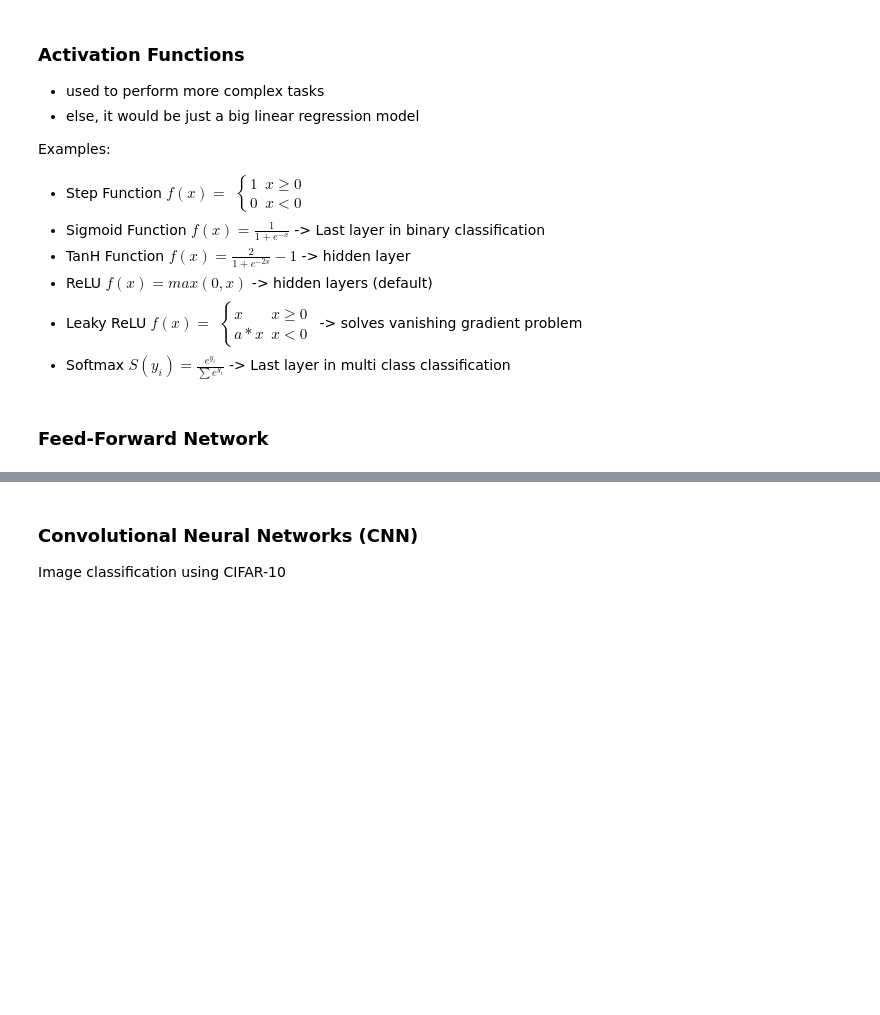
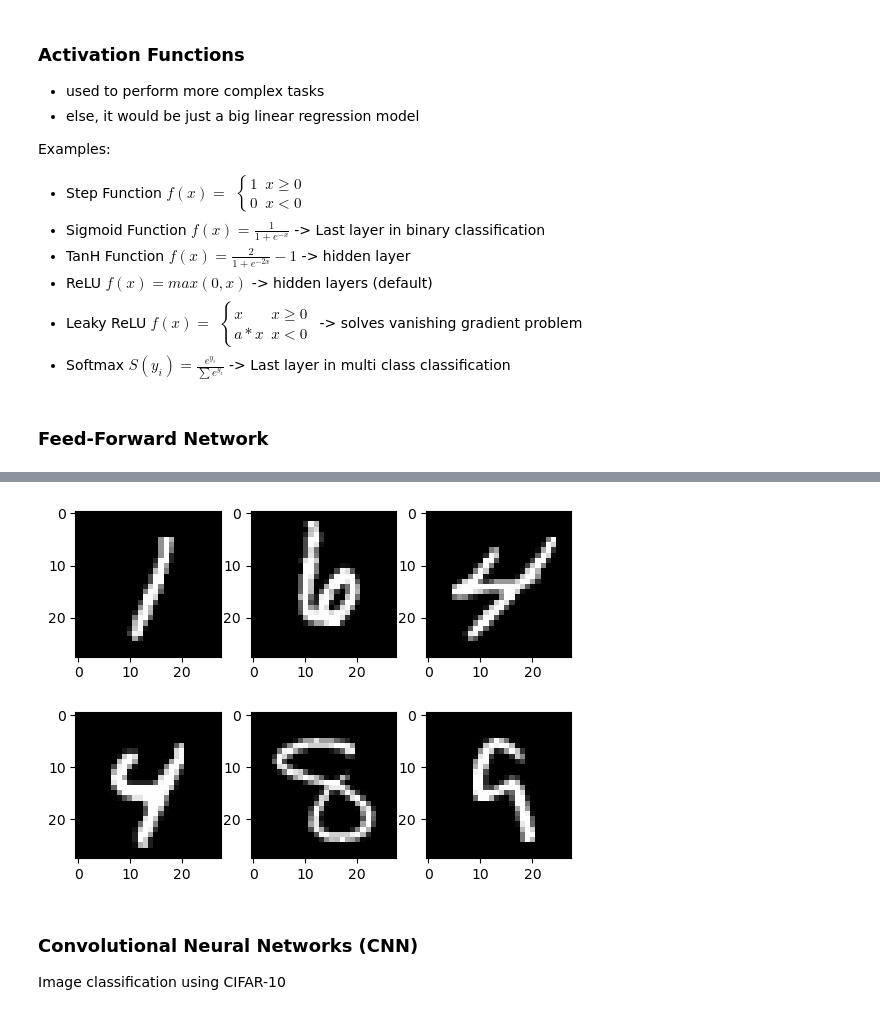
Before and after one commit to j-schmied/deep-learning-pytorch, a Jupyter notebook: test_torch.ipynb, the cells around one changed output, grey strips where cells are left out. Cells and saved outputs as stored; diff of their text form; code cells hidden in the pictures; blank space fills up the shorter version.

```diff
--- a/test_torch.ipynb
+++ b/test_torch.ipynb
@@ -622,27 +630,33 @@ class NeuralNet(nn.Module):
 # %% [markdown]
 ### Feed-Forward Network
 # %%
+writer = SummaryWriter("runs/MNIST/")
+
 input_size = 784  # 28x28 images
 hidden_size = 100
 num_classes = 10
 num_epochs = 2
 batch_size = 100
-learning_rate = 0.001
+learning_rate = 0.01
 
-training_dataset = torchvision.datasets.MNIST(root="./data", train=True, transform=torchvision.transforms.ToTensor())
-test_dataset = torchvision.datasets.MNIST(root="./data", train=False, transform=torchvision.transforms.ToTensor())
+training_dataset = datasets.MNIST(root="./data", train=True, transform=transforms.ToTensor())
+test_dataset = datasets.MNIST(root="./data", train=False, transform=transforms.ToTensor())
 
 train_loader = DataLoader(dataset=training_dataset, batch_size=batch_size, shuffle=True)
 test_loader = DataLoader(dataset=test_dataset, batch_size=batch_size, shuffle=False)
 
-# examples = iter(train_loader)
-# samples, labels = next(examples)
+examples = iter(train_loader)
+samples, labels = next(examples)
 
-# for i in range(6):
-#     plt.subplot(2, 3, i+1)
-#     plt.imshow(samples[i][0], cmap="gray")
+for i in range(6):
+    plt.subplot(2, 3, i+1)
+    plt.imshow(samples[i][0], cmap="gray")
 
 # plt.show()
+
+img_grid = torchvision.utils.make_grid(samples)
+writer.add_image("mnist_images", img_grid)
+writer.close()
 
 class NeuralNet(nn.Module):
 
@@ -659,10 +673,16 @@ class NeuralNet(nn.Module):
         return out
 
 model = NeuralNet(input_size, hidden_size, num_classes).to(device)
+
 criterion = nn.CrossEntropyLoss()
-optimizer = torch.optim.Adam(model.parameters(), lr=learning_rate)
+optimizer = optim.Adam(model.parameters(), lr=learning_rate)
+
+writer.add_graph(model, samples.reshape(-1, 28*28).to(device))
+writer.close()
 
 n_total_steps = len(train_loader)
+running_loss = 0.0
+running_correct = 0
 
 print(f"Using device '{device}'")
 
@@ -681,8 +701,20 @@ for epoch in range(num_epochs):
         loss.backward()
         optimizer.step()
 
+        running_loss += loss.item()
+        _, predicted = torch.max(outputs.data, 1)
+        running_correct += (predicted == labels).sum().item()
+
         if (i+1) % 100 == 0:
             print(f"Epoch {epoch+1}/{num_epochs}, step {i+1}/{n_total_steps}, loss = {loss.item():.4f}")
+            writer.add_scalar("training_loss", running_loss/100, epoch*n_total_steps + i)
+            writer.add_scalar("accuracy", running_correct/100, epoch*n_total_steps + i)
+            writer.close()
+            running_loss = 0.0
+            running_correct = 0
+
+labels_list = list()
+preds_list = list()
 
 # Test
 with torch.no_grad():
@@ -700,7 +732,23 @@ with torch.no_grad():
         n_samples += labels.shape[0]
         n_correct += (predictions == labels).sum().item()
 
+        class_predictions = [F.softmax(output, dim=0) for output in outputs]
+
+        preds_list.append(class_predictions)
+        labels_list.append(predictions)
+
+    preds = torch.cat([torch.stack(batch) for batch in preds_list])
+    labels = torch.cat(labels_list)
+
     acc = 100.0 * n_correct / n_samples
     print(f"Accuracy = {acc} %")
+
+    classes = range(10)
+
+    for i in classes:
+        labels_i = labels == i
+        preds_i = preds[:, i]
+        writer.add_pr_curve(str(i), labels_i, preds_i, global_step=0)
+        writer.close()
 # %% [output]
 Using device 'cuda'
@@ -720,3 +768,4 @@ Accuracy = 95.63 %
+[figure, added]
 # %% [markdown]
 ### Convolutional Neural Networks (CNN)
 
```
Also changed, not shown: parts of 11 cells of this notebook.
